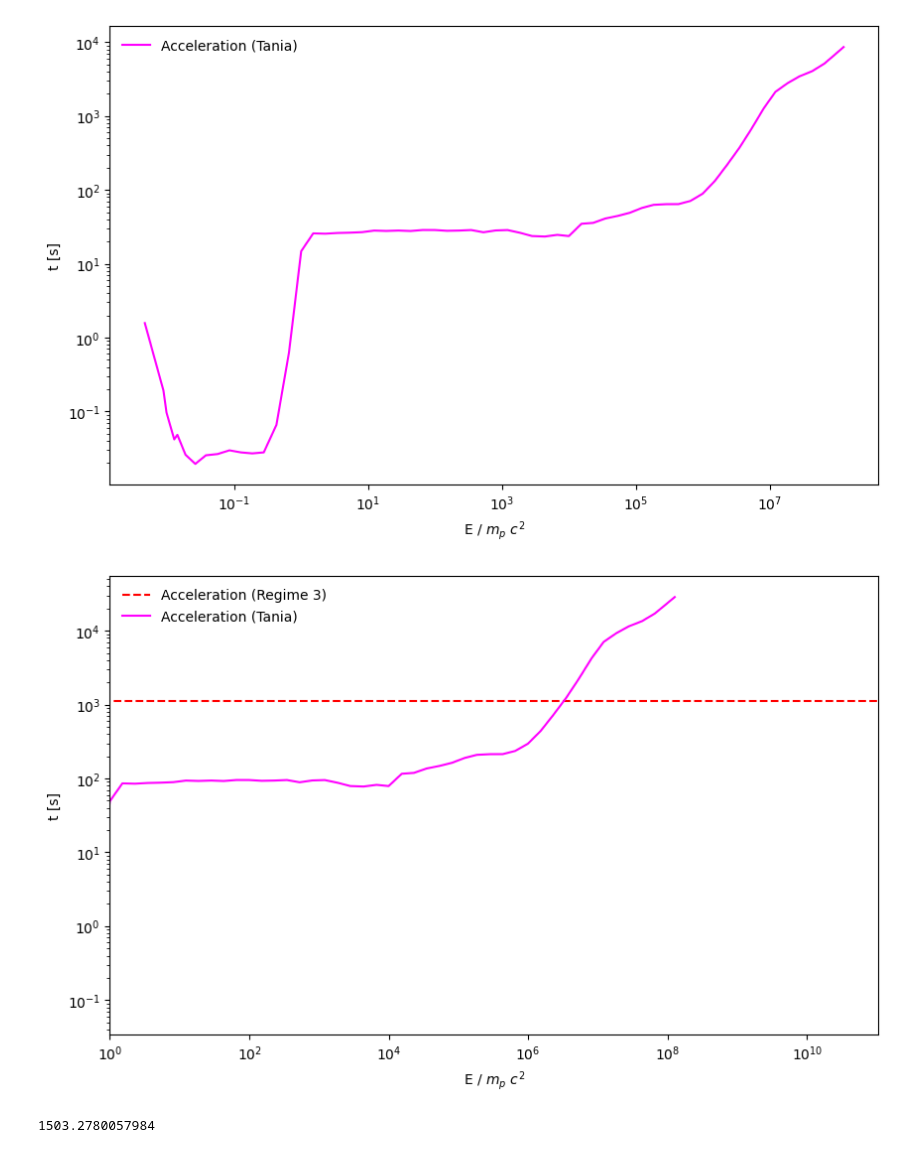
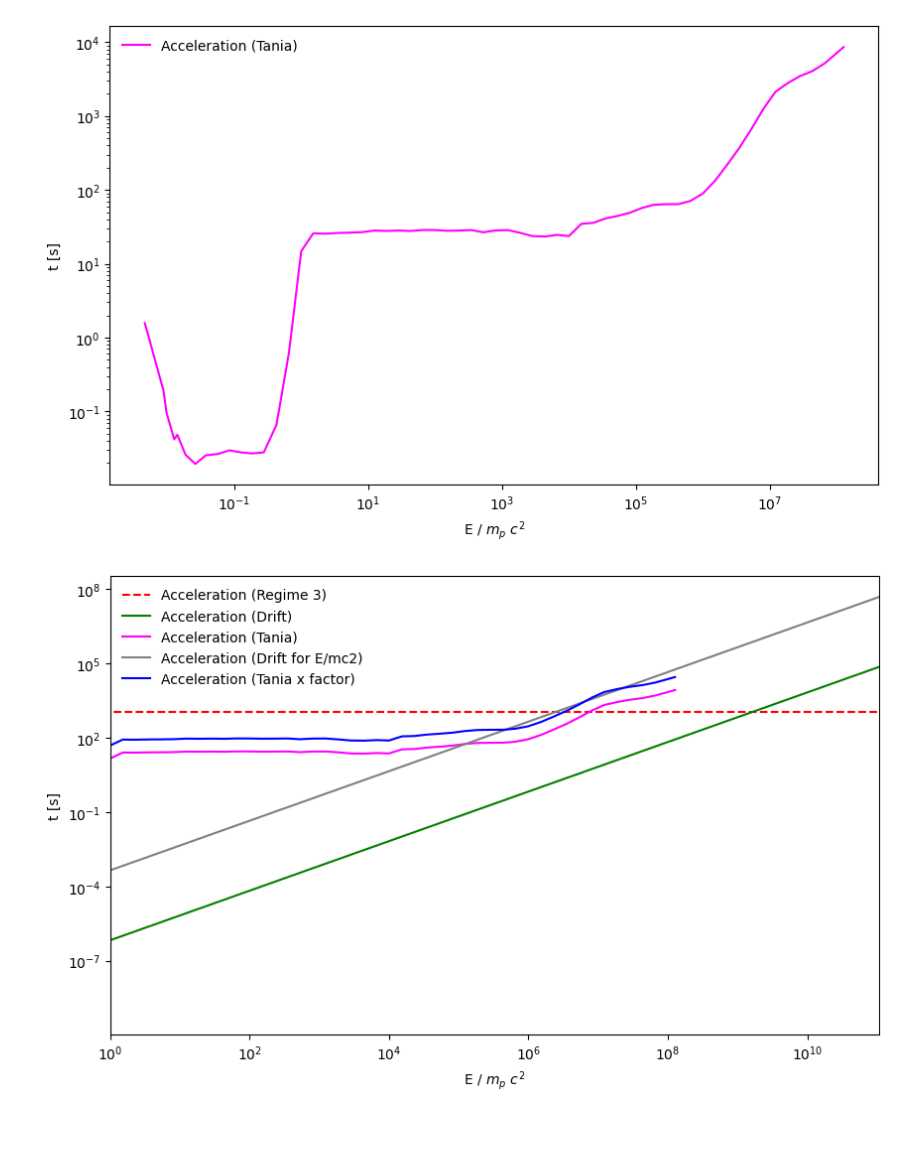
Before and after one commit to luanapassosreis/AGN_Studies, a Jupyter notebook: fermi_drift_acc.ipynb, the cells around one changed output. Drawn from its saved outputs; the diff is of its cells as text; code cells hidden in the pictures.

```diff
--- a/fermi_drift_acc.ipynb
+++ b/fermi_drift_acc.ipynb
@@ -108,7 +112,5 @@ coronal_data.q
 # %%
 ## Energy range for protons and electrons [erg]
 
-Ep = np.linspace(1e2, 1e20) * eV
-Ee = np.linspace(1e2, 1e15) * eV
-# Ep_drift = np.linspace(5.23e11, 1e20) * eV
-# Ee_drift = np.linspace(5.23e11, 1e15) * eV
+Ep = np.linspace(1e6, 1e20) * eV
+Ee = np.linspace(1e6, 1e20) * eV
@@ -143,7 +116,0 @@ array([1.06582075e-07, 2.17514438e+09, 4.35028877e+09, 6.52543315e+09,
-# %%
-## Alfvén Speed
-
-v_a0 = B_c / np.sqrt(4 * np.pi * rho)
-
-va = v_a0 * coronal_data.Gamma
-va/c
@@ -245,0 +195,5 @@ plt.show()
+# %%
+## Normalizing
+
+Ep_norm = Ep / (mpc2)
+Ep_norm
@@ -320,26 +304,21 @@ plt.show()
 # %%
 ## erg
 
 plt.figure(figsize=(10, 6))
 
 plt.loglog(Ep_norm,[time_acc_regime3(va, delta_RX)]*len(Ep_norm),'--',label='Acceleration (Regime 3)',color='red')
-# plt.loglog(Ep_drift/mpc2,time_acc_drift(Ep_drift/mpc2, B_c, va),label='Acceleration (Drift)',color='green')
-plt.loglog(Eacc,tacc*(1e11/c),label='Acceleration (Tania)',color='magenta')
+plt.loglog(Ep_norm,time_acc_drift(Ep, B_c, va),label='Acceleration (Drift)',color='green')
+plt.loglog(Eacc,tacc,label='Acceleration (Tania)',color='magenta')
+
+plt.loglog(Ep_norm,time_acc_drift(Ep_norm, B_c, va),label='Acceleration (Drift for E/mc2)',color='gray')
+plt.loglog(Eacc,tacc*(1e11/c),label='Acceleration (Tania x factor)',color='blue')
 ##### Tania's has a normalization factor
 
 plt.xlim((1e0,Ep_norm.max()))
 plt.legend(frameon=False)
 plt.xlabel('E / $m_p$ $c^2$')
 plt.ylabel('t [s]')
 
-# plt.ylim((1e-4,1e4))
-# plt.xticks([1e-2,1e-1,1e0,1e1,1e2,1e3],labels=['-2','-1','0','1','2','3'])
-# plt.savefig('plots/cooling_hadrons_erg.png',dpi=300)
-
 plt.show()
 # %% [output]
-[figure, old version]
+[figure, new version]
-# %%
-1e6 *mpc2
-# %% [output]
-1503.2780057984
```
Also changed, not shown: parts of 22 cells of this notebook, 7 other files.
